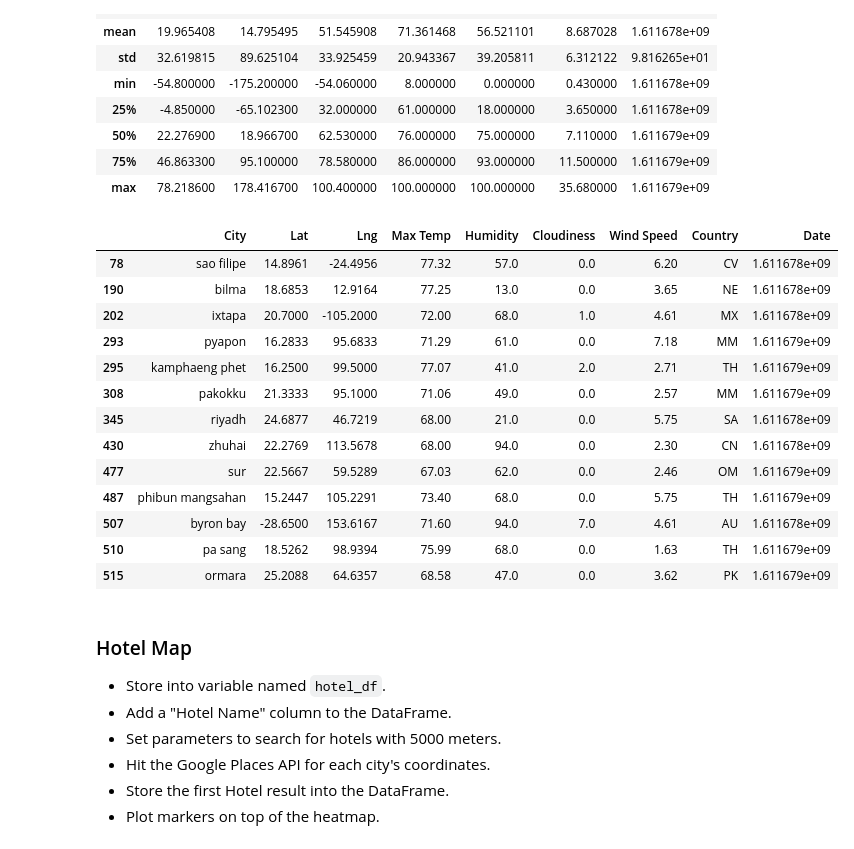
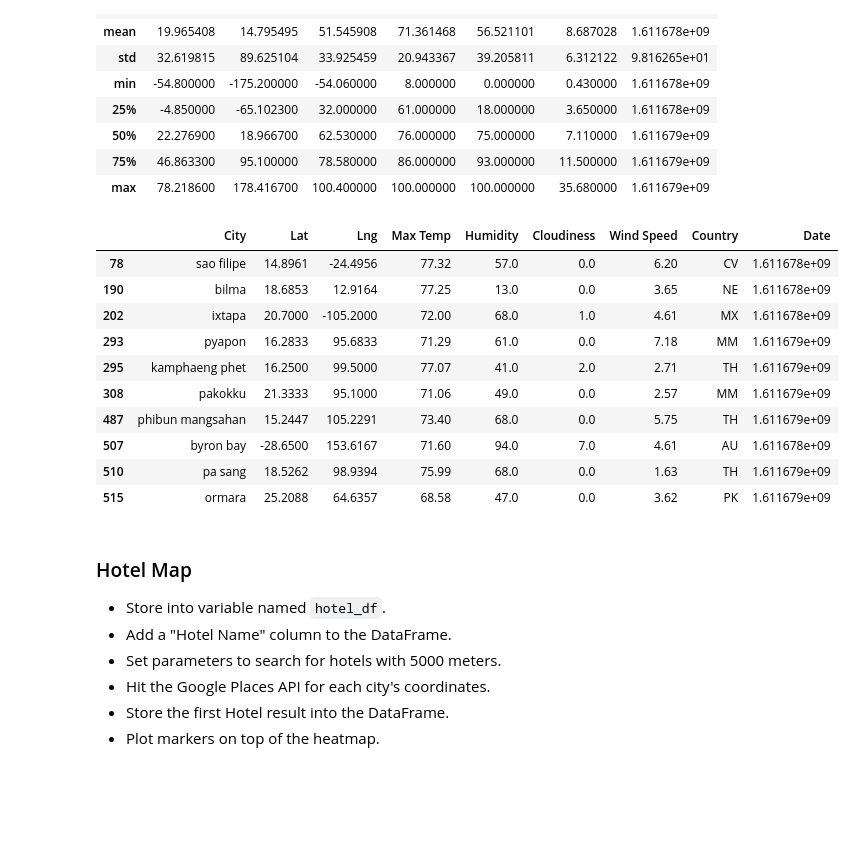
Before and after one commit to acsours/python-api-challenge, a Jupyter notebook: VacationPy.ipynb, the cells around one changed output. Saved outputs shown, nothing was run; the diff lists cells and outputs as text; code cells hidden in the pictures; blank space fills up the shorter version.

```diff
--- a/VacationPy.ipynb
+++ b/VacationPy.ipynb
@@ -112,24 +112,21 @@ city_renamed_df.describe()
 | 75% | 46.863300 | 95.100000 | 78.580000 | 86.000000 | 93.000000 | 11.500000 | 1.611679e+09 |
 | max | 78.218600 | 178.416700 | 100.400000 | 100.000000 | 100.000000 | 35.680000 | 1.611679e+09 |
 # %%
-temp_filter=(city_renamed_df['Max Temp']<78.0) & (city_renamed_df['Max Temp']>67.0)
+temp_filter=(city_renamed_df['Max Temp']<78.0) & (city_renamed_df['Max Temp']>68.0)
 cloud_filter=(city_renamed_df['Cloudiness']<10.00)
 wind_filter=city_renamed_df['Wind Speed']<8.00
 
 # cloud_filter=
 ideal_weather_df=city_renamed_df.loc[temp_filter&cloud_filter&wind_filter,:]
 display(ideal_weather_df)
 # %% [output]
 |  | City | Lat | Lng | Max Temp | Humidity | Cloudiness | Wind Speed | Country | Date |
 | 78 | sao filipe | 14.8961 | -24.4956 | 77.32 | 57.0 | 0.0 | 6.20 | CV | 1.611678e+09 |
 | 190 | bilma | 18.6853 | 12.9164 | 77.25 | 13.0 | 0.0 | 3.65 | NE | 1.611678e+09 |
 | 202 | ixtapa | 20.7000 | -105.2000 | 72.00 | 68.0 | 1.0 | 4.61 | MX | 1.611678e+09 |
 | 293 | pyapon | 16.2833 | 95.6833 | 71.29 | 61.0 | 0.0 | 7.18 | MM | 1.611679e+09 |
 | 295 | kamphaeng phet | 16.2500 | 99.5000 | 77.07 | 41.0 | 2.0 | 2.71 | TH | 1.611679e+09 |
 | 308 | pakokku | 21.3333 | 95.1000 | 71.06 | 49.0 | 0.0 | 2.57 | MM | 1.611679e+09 |
-| 345 | riyadh | 24.6877 | 46.7219 | 68.00 | 21.0 | 0.0 | 5.75 | SA | 1.611678e+09 |
-| 430 | zhuhai | 22.2769 | 113.5678 | 68.00 | 94.0 | 0.0 | 2.30 | CN | 1.611678e+09 |
-| 477 | sur | 22.5667 | 59.5289 | 67.03 | 62.0 | 0.0 | 2.46 | OM | 1.611679e+09 |
 | 487 | phibun mangsahan | 15.2447 | 105.2291 | 73.40 | 68.0 | 0.0 | 5.75 | TH | 1.611679e+09 |
 | 507 | byron bay | -28.6500 | 153.6167 | 71.60 | 94.0 | 7.0 | 4.61 | AU | 1.611678e+09 |
 | 510 | pa sang | 18.5262 | 98.9394 | 75.99 | 68.0 | 0.0 | 1.63 | TH | 1.611679e+09 |
```
Also changed, not shown: parts of 16 cells of this notebook.
